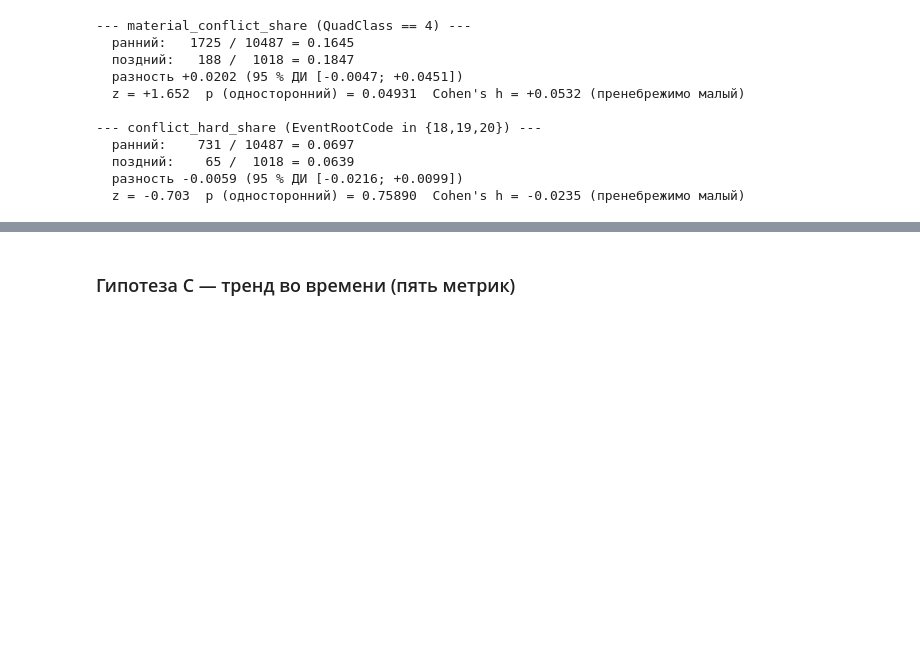
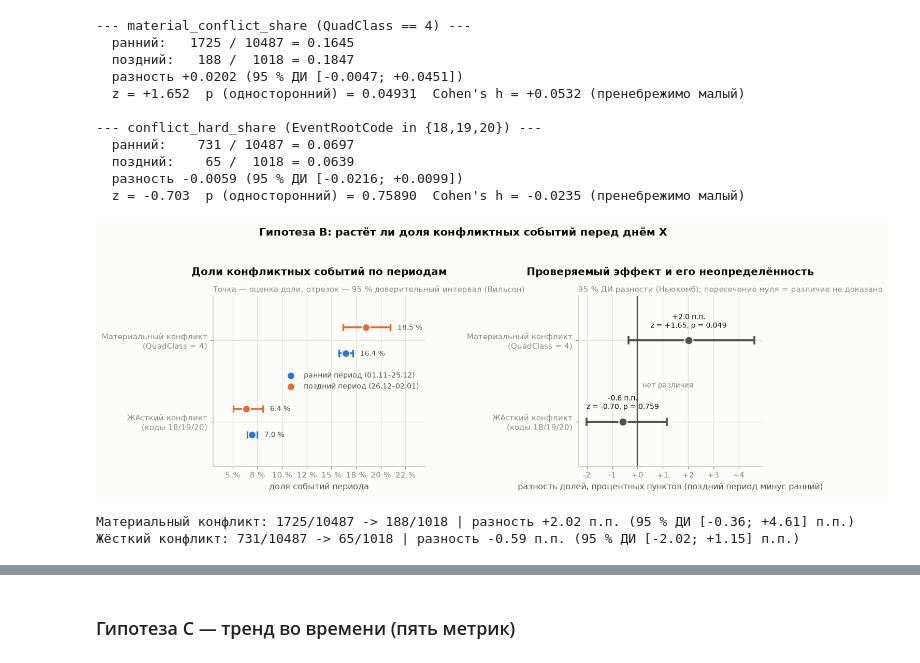
Before and after one commit to nokio7077-art/tg-bot, a Jupyter notebook: analysis/gdelt_usa_venezuela_60d.ipynb, the cells around one changed output, grey strips where cells are left out. Cells and saved outputs as stored; diff of their text form; code cells hidden in the pictures; blank space fills up the shorter version.

```diff
--- a/analysis/gdelt_usa_venezuela_60d.ipynb
+++ b/analysis/gdelt_usa_venezuela_60d.ipynb
@@ -693,6 +693,83 @@ for name, flag, definition in [("material_conflict_share", "is_material_conf", "
   поздний:    65 /  1018 = 0.0639
   разность -0.0059 (95 % ДИ [-0.0216; +0.0099])
   z = -0.703  p (односторонний) = 0.75890  Cohen's h = -0.0235 (пренебрежимо малый)
+# %%
+from statsmodels.stats.proportion import proportion_confint, confint_proportions_2indep
+
+SPECS = [("material_conflict_share", "is_material_conf", "Материальный конфликт\n(QuadClass = 4)"),
+         ("conflict_hard_share",     "is_conflict_hard", "Жёсткий конфликт\n(коды 18/19/20)")]
+
+rows = []
+for name, flag, human in SPECS:
+    l = df.loc[df.period == "late",  flag]
+    e = df.loc[df.period == "early", flag]
+    p_l, p_e = l.mean(), e.mean()
+    ci_l = proportion_confint(int(l.sum()), len(l), alpha=0.05, method="wilson")
+    ci_e = proportion_confint(int(e.sum()), len(e), alpha=0.05, method="wilson")
+    ci_d = confint_proportions_2indep(int(l.sum()), len(l), int(e.sum()), len(e),
+                                      compare="diff", method="newcomb")
+    z, p_one = proportions_ztest([l.sum(), e.sum()], [len(l), len(e)], alternative="larger")
+    rows.append(dict(метрика=human, p_early=p_e, p_late=p_l, ci_e=ci_e, ci_l=ci_l,
+                     diff=p_l - p_e, ci_d=ci_d, z=z, p_one=p_one,
+                     n_e=len(e), n_l=len(l), k_e=int(e.sum()), k_l=int(l.sum())))
+
+fig, (ax1, ax2) = plt.subplots(1, 2, figsize=(13, 4.6), gridspec_kw={"width_ratios": [1.15, 1]})
+
+# --- Панель 1: сами доли с 95 % доверительными интервалами -------------------
+ys = np.arange(len(rows)) * 1.0
+off = 0.16
+for i, r in enumerate(rows):
+    for p_, ci, color, label, dy in [(r["p_early"], r["ci_e"], BLUE, "ранний период (01.11–25.12)", +off),
+                                     (r["p_late"], r["ci_l"], ORANGE, "поздний период (26.12–02.01)", -off)]:
+        ax1.hlines(ys[i] + dy, ci[0], ci[1], color=color, lw=2.4, zorder=3)
+        ax1.plot([ci[0], ci[1]], [ys[i] + dy]*2, "|", color=color, markersize=9, markeredgewidth=2.2, zorder=3)
+        ax1.scatter([p_], [ys[i] + dy], color=color, s=95, zorder=4, edgecolor=SURFACE, linewidth=1.4,
+                    label=label if i == 0 else None)
+        ax1.annotate(f"{p_*100:.1f} %", xy=(ci[1], ys[i] + dy), xytext=(9, -3),
+                     textcoords="offset points", ha="left", fontsize=9, color=INK_2)
+ax1.set_yticks(ys); ax1.set_yticklabels([r["метрика"] for r in rows], fontsize=10)
+ax1.set_xlabel("доля событий периода"); ax1.set_ylim(-0.55, len(rows) - 0.45)
+ax1.set_xlim(0.03, 0.245)
+ax1.set_title("Доли конфликтных событий по периодам")
+subtitle(ax1, "Точка — оценка доли, отрезок — 95 % доверительный интервал (Вильсон)")
+ax1.grid(axis="x"); ax1.legend(loc="center right", fontsize=9)
+ax1.xaxis.set_major_formatter(plt.FuncFormatter(lambda v, _: f"{v*100:.0f} %"))
+ax1.invert_yaxis()
+
+# --- Панель 2: разность долей — то, что собственно проверяет гипотеза --------
+for i, r in enumerate(rows):
+    color = CRITICAL if r["ci_d"][0] > 0 else INK_2
+    ax2.hlines(ys[i], r["ci_d"][0], r["ci_d"][1], color=color, lw=2.6, zorder=3)
+    ax2.plot([r["ci_d"][0], r["ci_d"][1]], [ys[i]]*2, "|", color=color, markersize=10,
+             markeredgewidth=2.4, zorder=3)
+    ax2.scatter([r["diff"]], [ys[i]], color=color, s=110, zorder=4, edgecolor=SURFACE, linewidth=1.4)
+    ax2.annotate(f"{r['diff']*100:+.1f} п.п.\nz = {r['z']:+.2f}, p = {r['p_one']:.3f}",
+                 xy=(r["diff"], ys[i]), xytext=(0, 16), textcoords="offset points",
+                 ha="center", fontsize=9, color=INK)
+ax2.axvline(0, color=INK_2, lw=1.6)
+ax2.annotate("нет различия", xy=(0, ys[-1] - 0.42), xytext=(6, 0), textcoords="offset points",
+             color=MUTED, fontsize=9)
+ax2.set_yticks(ys); ax2.set_yticklabels([r["метрика"] for r in rows], fontsize=10)
+ax2.set_xlabel("разность долей, процентных пунктов (поздний период минус ранний)")
+ax2.set_ylim(-0.55, len(rows) - 0.45)
+ax2.set_title("Проверяемый эффект и его неопределённость")
+subtitle(ax2, "95 % ДИ разности (Ньюкомб); пересечение нуля = различие не доказано")
+ax2.grid(axis="x")
+ax2.xaxis.set_major_formatter(plt.FuncFormatter(lambda v, _: f"{v*100:+.0f}"))
+ax2.invert_yaxis()
+
+fig.suptitle("Гипотеза B: растёт ли доля конфликтных событий перед днём X",
+             fontsize=14, fontweight="bold", color=INK, y=1.04)
+plt.tight_layout(); plt.show()
+
+for r in rows:
+    print(f"{r['метрика'].splitlines()[0]}: {r['k_e']}/{r['n_e']} -> {r['k_l']}/{r['n_l']} | "
+          f"разность {r['diff']*100:+.2f} п.п. "
+          f"(95 % ДИ [{r['ci_d'][0]*100:+.2f}; {r['ci_d'][1]*100:+.2f}] п.п.)")
+# %% [output]
+[figure, added]
+Материальный конфликт: 1725/10487 -> 188/1018 | разность +2.02 п.п. (95 % ДИ [-0.36; +4.61] п.п.)
+Жёсткий конфликт: 731/10487 -> 65/1018 | разность -0.59 п.п. (95 % ДИ [-2.02; +1.15] п.п.)
 # %% [markdown]
 **Вывод по гипотезе B — результат ослаб.** `material_conflict_share` вырос с 16,5 % до 18,5 %
 (на 18 днях казалось, что с 14,5 % — ранний период там был необычно спокойным). Прибавка
```
Also changed, not shown: parts of 1 cell of this notebook.
